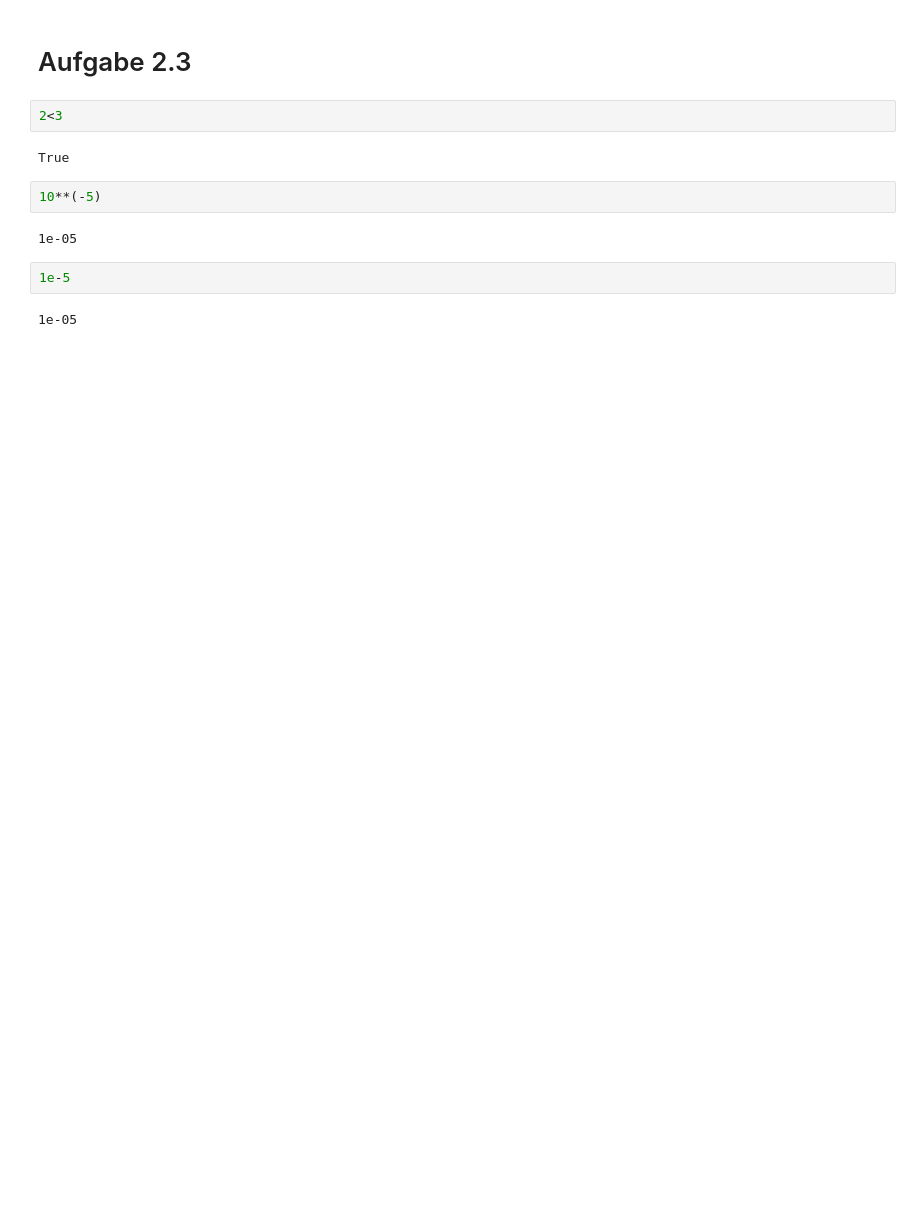
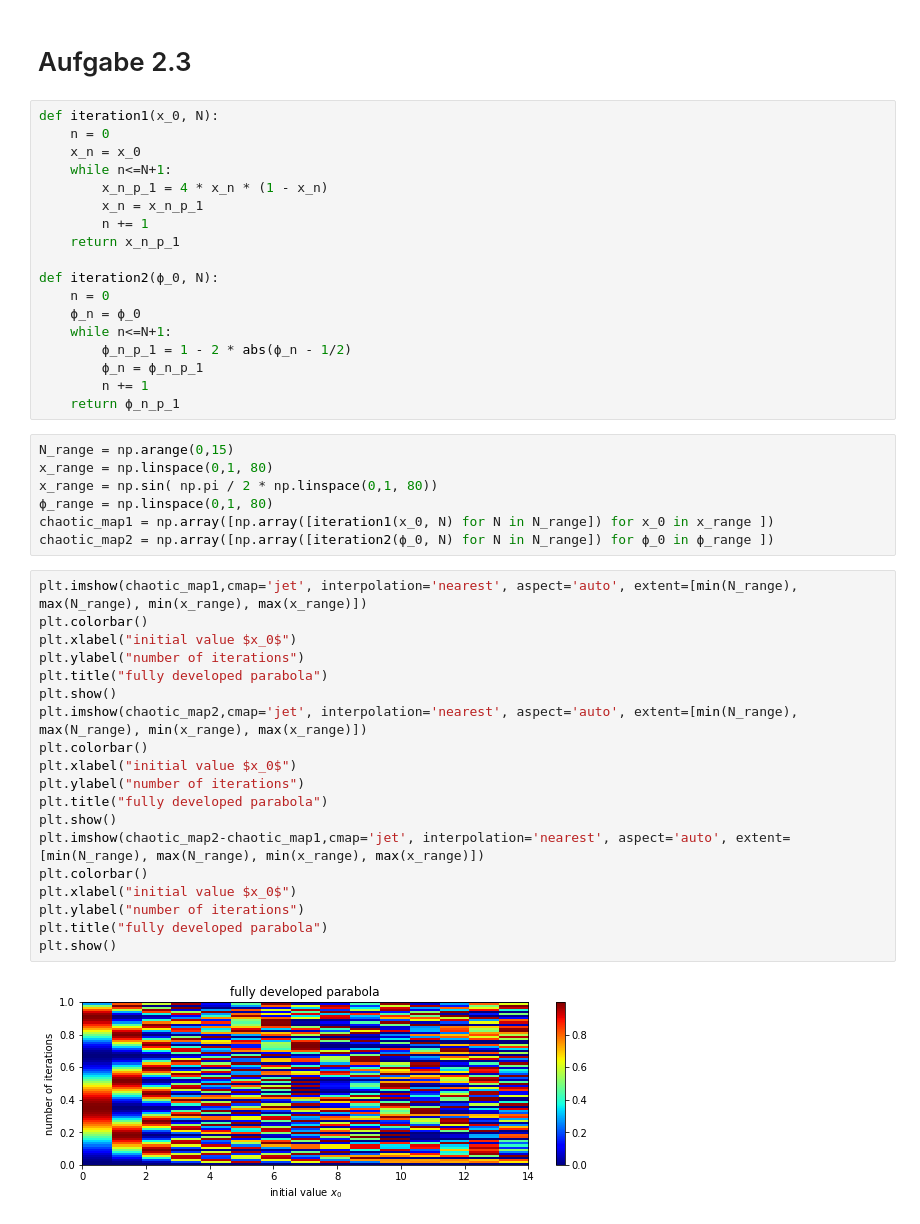
Before and after one commit to tobias-breuer/university-things, a Jupyter notebook: CP1_Übung_2_Lösung_Sven.ipynb, the cells around one changed output. Saved outputs shown, nothing was run; the diff lists cells and outputs as text; blank space fills up the shorter version.

```diff
--- a/CP1_Übung_2_Lösung_Sven.ipynb
+++ b/CP1_Übung_2_Lösung_Sven.ipynb
@@ -53,15 +53,49 @@ To reach an accuracy of 10^−5 we need 321 terms.
 [figure]
 # %% [markdown]
 # Aufgabe 2.3
-# %%
-2<3
-# %% [output]
-True
-# %%
-10**(-5)
-# %% [output]
-1e-05
-# %%
-1e-5
-# %% [output]
-1e-05
+# %%
+def iteration1(x_0, N):
+    n = 0
+    x_n = x_0
+    while n<=N+1:
+        x_n_p_1 = 4 * x_n * (1 - x_n)
+        x_n = x_n_p_1
+        n += 1
+    return x_n_p_1
+
+def iteration2(ϕ_0, N):
+    n = 0
+    ϕ_n = ϕ_0
+    while n<=N+1:
+        ϕ_n_p_1 = 1 - 2 * abs(ϕ_n - 1/2)
+        ϕ_n = ϕ_n_p_1
+        n += 1
+    return ϕ_n_p_1
+# %%
+N_range = np.arange(0,15)
+x_range = np.linspace(0,1, 80)
+x_range = np.sin( np.pi / 2 * np.linspace(0,1, 80))
+ϕ_range = np.linspace(0,1, 80)
+chaotic_map1 = np.array([np.array([iteration1(x_0, N) for N in N_range]) for x_0 in x_range ])
+chaotic_map2 = np.array([np.array([iteration2(ϕ_0, N) for N in N_range]) for ϕ_0 in ϕ_range ])
+# %%
+plt.imshow(chaotic_map1,cmap='jet', interpolation='nearest', aspect='auto', extent=[min(N_range), max(N_range), min(x_range), max(x_range)])
+plt.colorbar()
+plt.xlabel("initial value $x_0$")
+plt.ylabel("number of iterations")
+plt.title("fully developed parabola")
+plt.show()
+plt.imshow(chaotic_map2,cmap='jet', interpolation='nearest', aspect='auto', extent=[min(N_range), max(N_range), min(x_range), max(x_range)])
+plt.colorbar()
+plt.xlabel("initial value $x_0$")
+plt.ylabel("number of iterations")
+plt.title("fully developed parabola")
+plt.show()
+plt.imshow(chaotic_map2-chaotic_map1,cmap='jet', interpolation='nearest', aspect='auto', extent=[min(N_range), max(N_range), min(x_range), max(x_range)])
+plt.colorbar()
+plt.xlabel("initial value $x_0$")
+plt.ylabel("number of iterations")
+plt.title("fully developed parabola")
+plt.show()
+# %% [output]
+[figure, added]
```
Also changed, not shown: parts of 5 cells of this notebook.
